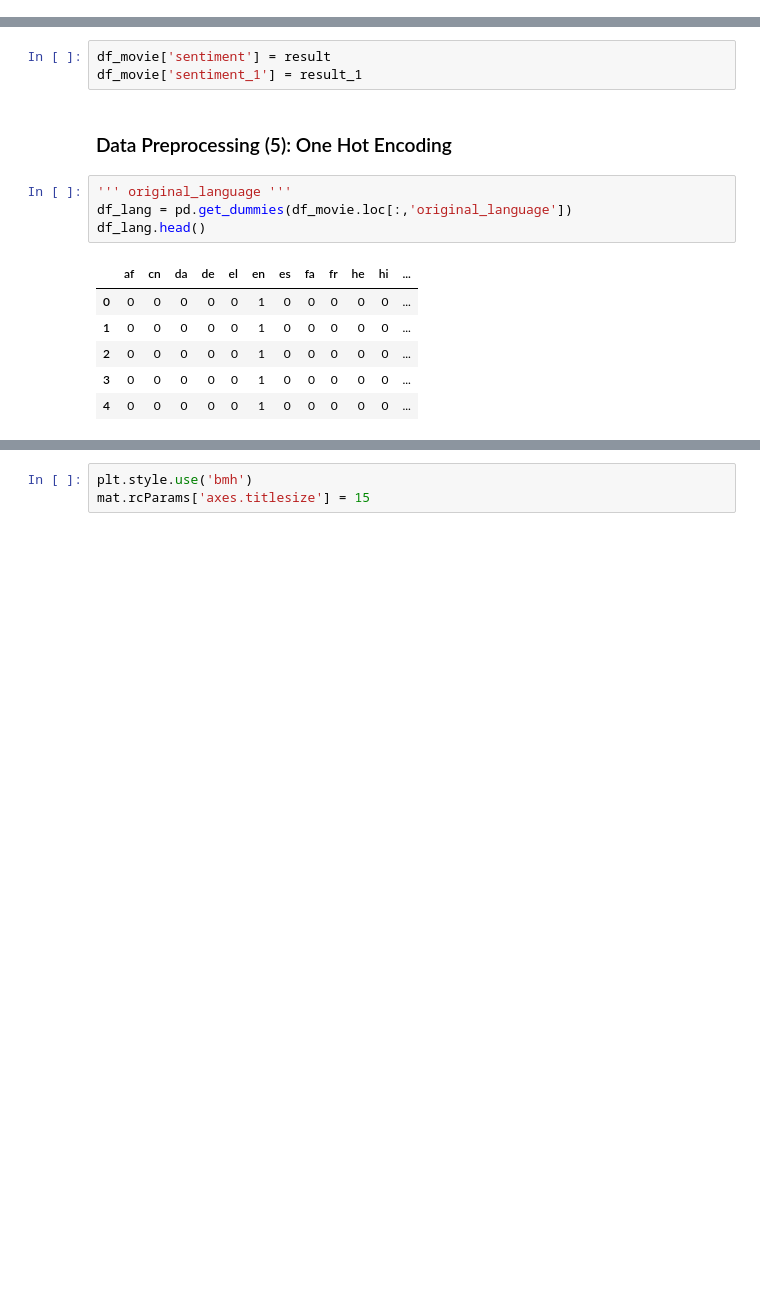
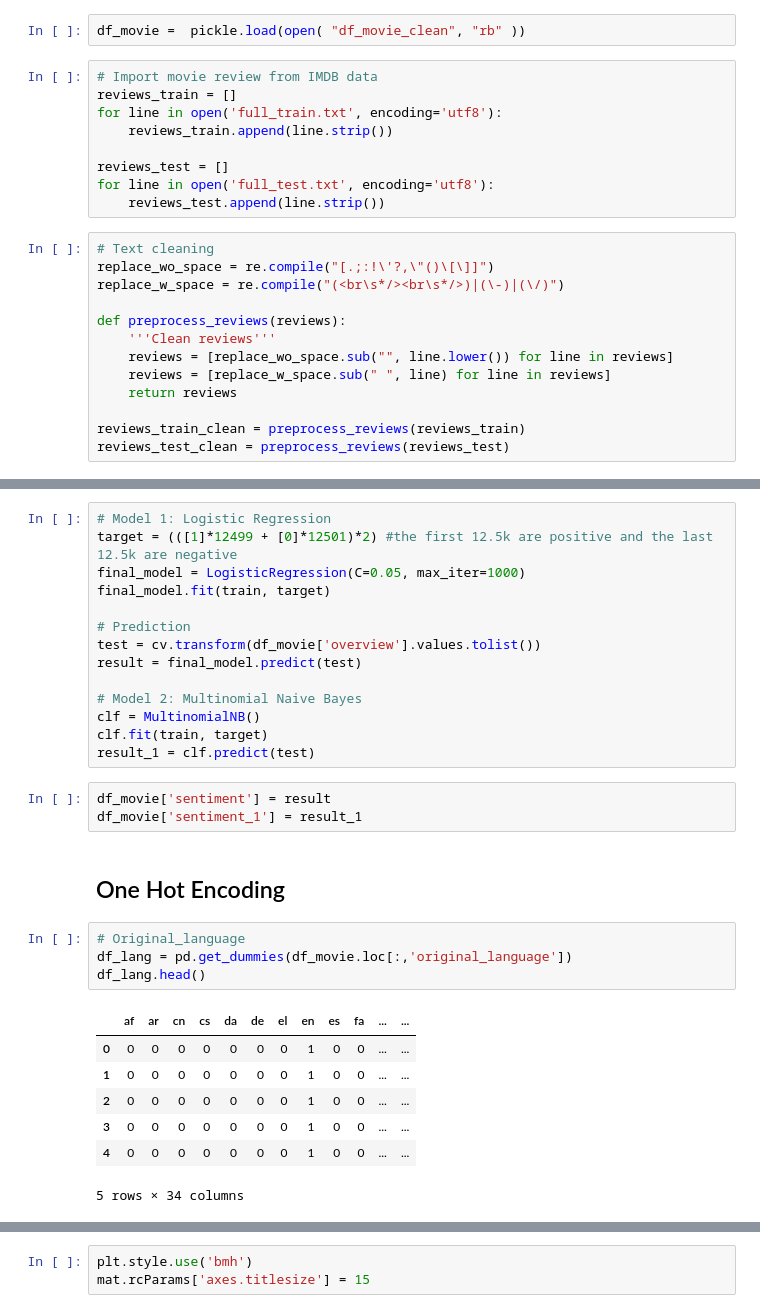
Before and after one commit to Soung-Low/films-box-office-prediction, a Jupyter notebook: films_box_office_prediction.ipynb, the cells around one changed output, grey strips where cells are left out. Saved outputs shown, nothing was run; the diff lists cells and outputs as text; blank space fills up the shorter version.

```diff
--- a/films_box_office_prediction.ipynb
+++ b/films_box_office_prediction.ipynb
@@ -182,0 +193,24 @@ result_1 = clf.predict(test)
+# %%
+df_movie =  pickle.load(open( "df_movie_clean", "rb" ))
+# %%
+# Import movie review from IMDB data
+reviews_train = []
+for line in open('full_train.txt', encoding='utf8'):
+    reviews_train.append(line.strip())
+
+reviews_test = []
+for line in open('full_test.txt', encoding='utf8'):
+    reviews_test.append(line.strip())
+# %%
+# Text cleaning
+replace_wo_space = re.compile("[.;:!\'?,\"()\[\]]")
+replace_w_space = re.compile("(<br\s*/><br\s*/>)|(\-)|(\/)")
+
+def preprocess_reviews(reviews):
+    '''Clean reviews'''
+    reviews = [replace_wo_space.sub("", line.lower()) for line in reviews]
+    reviews = [replace_w_space.sub(" ", line) for line in reviews]
+    return reviews
+
+reviews_train_clean = preprocess_reviews(reviews_train)
+reviews_test_clean = preprocess_reviews(reviews_test)
@@ -183,17 +225,32 @@ result_1 = clf.predict(test)
+# %%
+# Model 1: Logistic Regression
+target = (([1]*12499 + [0]*12501)*2) #the first 12.5k are positive and the last 12.5k are negative
+final_model = LogisticRegression(C=0.05, max_iter=1000)
+final_model.fit(train, target)
+
+# Prediction
+test = cv.transform(df_movie['overview'].values.tolist())
+result = final_model.predict(test)
+
+# Model 2: Multinomial Naive Bayes
+clf = MultinomialNB()
+clf.fit(train, target)
+result_1 = clf.predict(test)
 # %%
 df_movie['sentiment'] = result
 df_movie['sentiment_1'] = result_1
 # %% [markdown]
-### Data Preprocessing (5): One Hot Encoding
+## One Hot Encoding
 # %%
-''' original_language '''
+# Original_language
 df_lang = pd.get_dummies(df_movie.loc[:,'original_language'])
 df_lang.head()
 # %% [output]
-|  | af | cn | da | de | el | en | es | fa | fr | he | hi | ... |
-| 0 | 0 | 0 | 0 | 0 | 0 | 1 | 0 | 0 | 0 | 0 | 0 | ... |
-| 1 | 0 | 0 | 0 | 0 | 0 | 1 | 0 | 0 | 0 | 0 | 0 | ... |
-| 2 | 0 | 0 | 0 | 0 | 0 | 1 | 0 | 0 | 0 | 0 | 0 | ... |
-| 3 | 0 | 0 | 0 | 0 | 0 | 1 | 0 | 0 | 0 | 0 | 0 | ... |
-| 4 | 0 | 0 | 0 | 0 | 0 | 1 | 0 | 0 | 0 | 0 | 0 | ... |
+|  | af | ar | cn | cs | da | de | el | en | es | fa | ... | ... |
+| 0 | 0 | 0 | 0 | 0 | 0 | 0 | 0 | 1 | 0 | 0 | ... | ... |
+| 1 | 0 | 0 | 0 | 0 | 0 | 0 | 0 | 1 | 0 | 0 | ... | ... |
+| 2 | 0 | 0 | 0 | 0 | 0 | 0 | 0 | 1 | 0 | 0 | ... | ... |
+| 3 | 0 | 0 | 0 | 0 | 0 | 0 | 0 | 1 | 0 | 0 | ... | ... |
+| 4 | 0 | 0 | 0 | 0 | 0 | 0 | 0 | 1 | 0 | 0 | ... | ... |
+5 rows × 34 columns
 # %%
```
Also changed, not shown: parts of 67 cells of this notebook, 4 other files.
